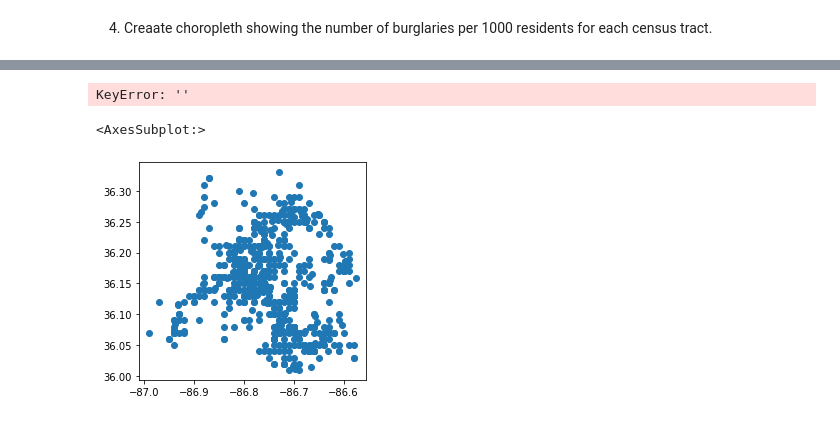
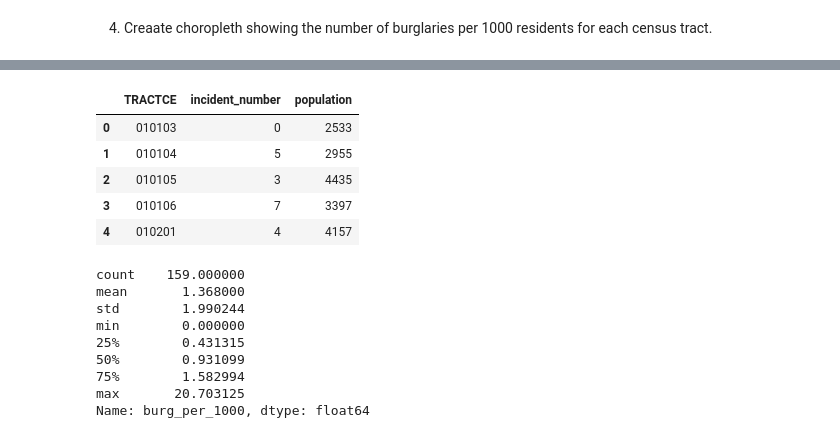
Before and after one commit to nss-data-science-cohort-5/geospatial_api-blue-barracudas, a Jupyter notebook: notebooks/geoproject.ipynb, the cells around one changed output, grey strips where cells are left out. Drawn from its saved outputs; the diff is of its cells as text; code cells hidden in the pictures.

```diff
--- a/notebooks/geoproject.ipynb
+++ b/notebooks/geoproject.ipynb
@@ -312,2 +299,5 @@ burg_per_tract.rename(columns = {'incident_number' : 'burg_count_per_tract'})
+# %%
+pop_tract = burg_census[['population', 'TRACTCE']]
+pop_tract = pop_tract.drop_duplicates()
 # %%
 #merge the new df into the main df
@@ -337,9 +305,9 @@ Index(['primary_key', 'incident_number', 'report_type',
-# %%
-burg_per_1000 = burg_census['']
-# %% [output]
-KeyError: ''
-# %%
-burg_census.plot()
-# %% [output]
-<AxesSubplot:>
-[figure, removed]
+# %%
+chloropleth_data.head(5)
+# %% [output]
+|  | TRACTCE | incident_number | population |
+| 0 | 010103 | 0 | 2533 |
+| 1 | 010104 | 5 | 2955 |
+| 2 | 010105 | 3 | 4435 |
+| 3 | 010106 | 7 | 3397 |
+| 4 | 010201 | 4 | 4157 |
@@ -345,0 +319,16 @@ burg_census.plot()
+# %%
+# add geometry from two columns of census data
+chloropleth_data_with_geometry = chloropleth_data.merge(census_tracts[['TRACTCE','geometry']], on = 'TRACTCE')
+chloropleth_data_with_geometry['burg_per_1000'].describe()
+# unusually large values
+#the tracts with 0 burg are included
+# %% [output]
+count    159.000000
+mean       1.368000
+std        1.990244
+min        0.000000
+25%        0.431315
+50%        0.931099
+75%        1.582994
+max       20.703125
+Name: burg_per_1000, dtype: float64
```
Also changed, not shown: parts of 12 cells of this notebook.
